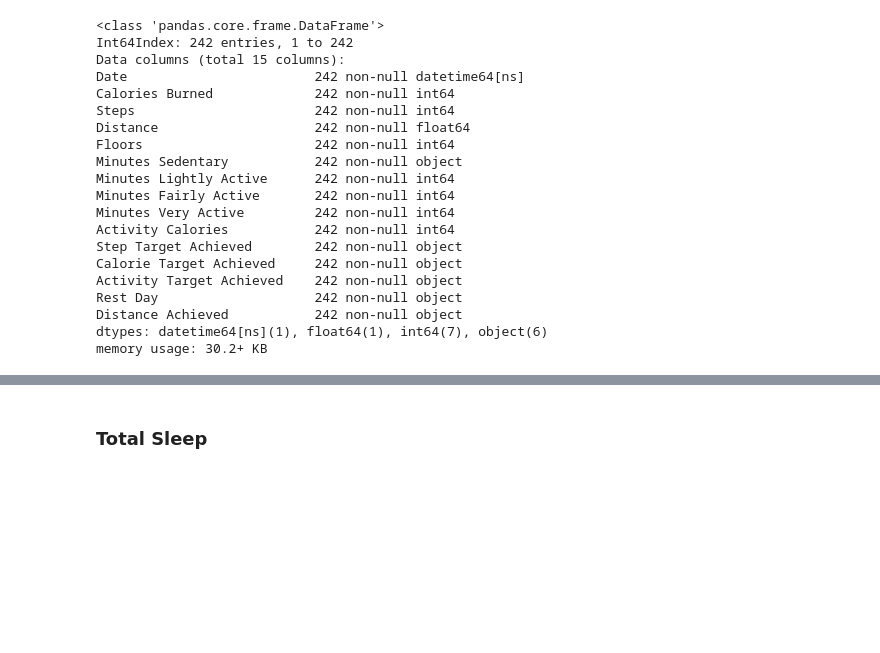
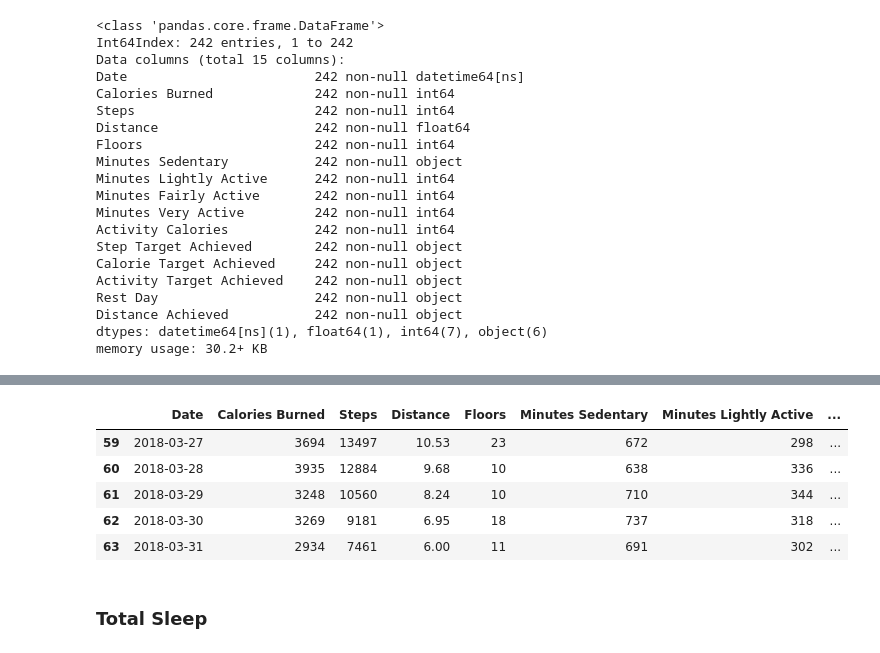
Before and after one commit to willvelida/mydata, a Jupyter notebook: jupyter notebooks/My Data Analysis Jan-Mar 2018.ipynb, the cells around one changed output, grey strips where cells are left out. Cells and saved outputs as stored; diff of their text form; code cells hidden in the pictures; blank space fills up the shorter version.

```diff
--- a/jupyter notebooks/My Data Analysis Jan-Mar 2018.ipynb
+++ b/jupyter notebooks/My Data Analysis Jan-Mar 2018.ipynb
@@ -241,3 +276,15 @@ memory usage: 30.2+ KB
+# %%
+# Drop the last three rows and save as totalexercise_df3
+totalexercise_df3 = totalexercise_df2[:-3]
+# show tail to confirm
+totalexercise_df3.tail()
+# %% [output]
+|  | Date | Calories Burned | Steps | Distance | Floors | Minutes Sedentary | Minutes Lightly Active | ... |
+| 59 | 2018-03-27 | 3694 | 13497 | 10.53 | 23 | 672 | 298 | ... |
+| 60 | 2018-03-28 | 3935 | 12884 | 9.68 | 10 | 638 | 336 | ... |
+| 61 | 2018-03-29 | 3248 | 10560 | 8.24 | 10 | 710 | 344 | ... |
+| 62 | 2018-03-30 | 3269 | 9181 | 6.95 | 18 | 737 | 318 | ... |
+| 63 | 2018-03-31 | 2934 | 7461 | 6.00 | 11 | 691 | 302 | ... |
 # %% [markdown]
 ### Total Sleep
 # %%
```
Also changed, not shown: parts of 3 cells of this notebook.
